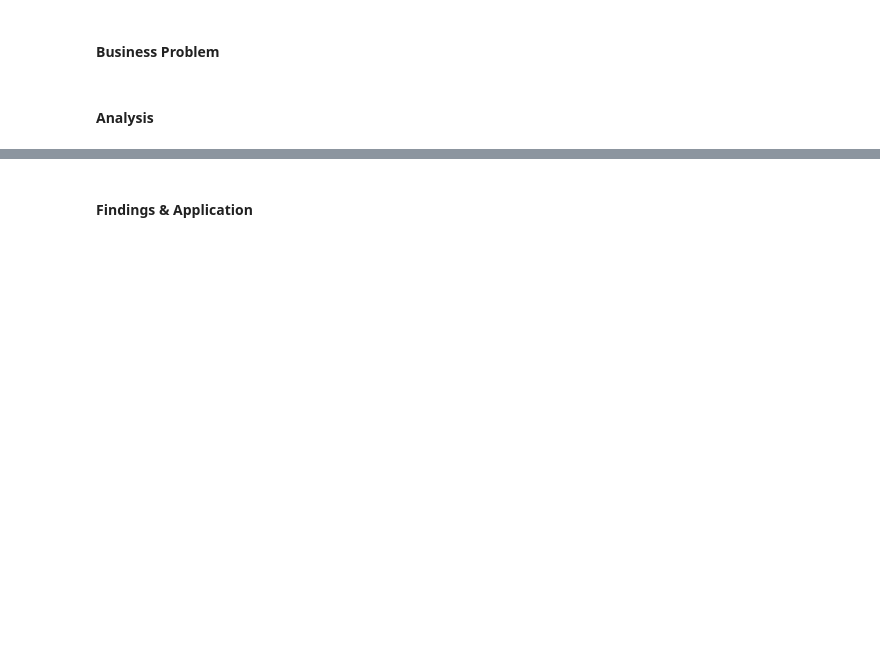
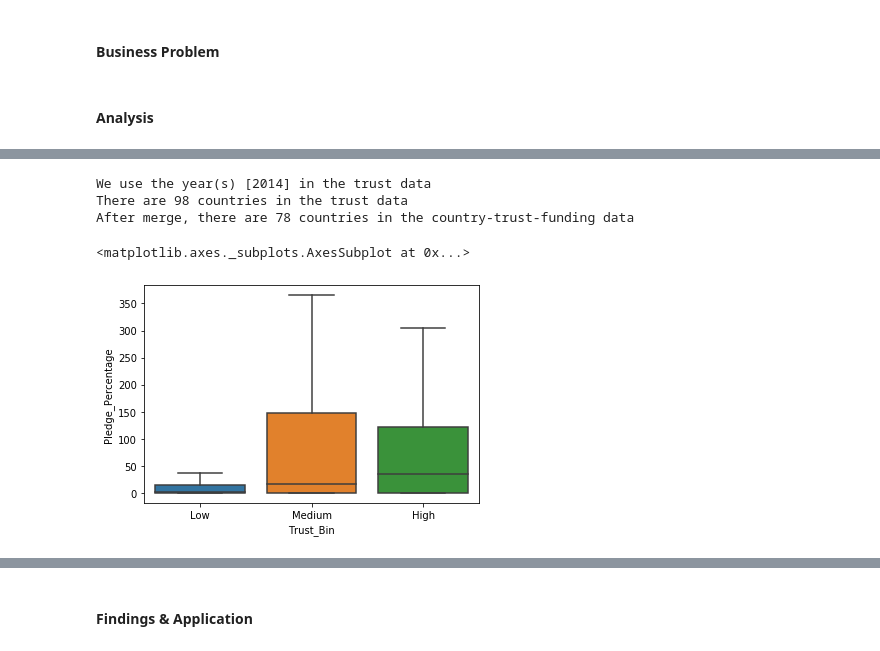
Before and after one commit to powergascan/mod3-hypothesis-testing, a Jupyter notebook: hypothesis_testing.ipynb, the cells around one changed output, grey strips where cells are left out. Cells and saved outputs as stored; diff of their text form; code cells hidden in the pictures; blank space fills up the shorter version.

```diff
--- a/hypothesis_testing.ipynb
+++ b/hypothesis_testing.ipynb
@@ -52,0 +65,12 @@ election_data=pd.read_csv('data/1976-2016-president.csv')
+# %%
+trust_funding_data=add_trustdata(trustdata, kickstarter_clean)
+# %% [output]
+We use the year(s) [2014] in the trust data
+There are 98 countries in the trust data
+After merge, there are 78 countries in the country-trust-funding data
+# %%
+#plot 1: destribution of Funding Percentage for Low trust, Medium trust and High trust countries
+sns.boxplot(x='Trust_Bin', y='Pledge_Percentage', data=trust_funding_data, showfliers=False)
+# %% [output]
+<matplotlib.axes._subplots.AxesSubplot at 0x...>
+[figure, added]
```
Also changed, not shown: parts of 31 cells of this notebook, 5 other files.
